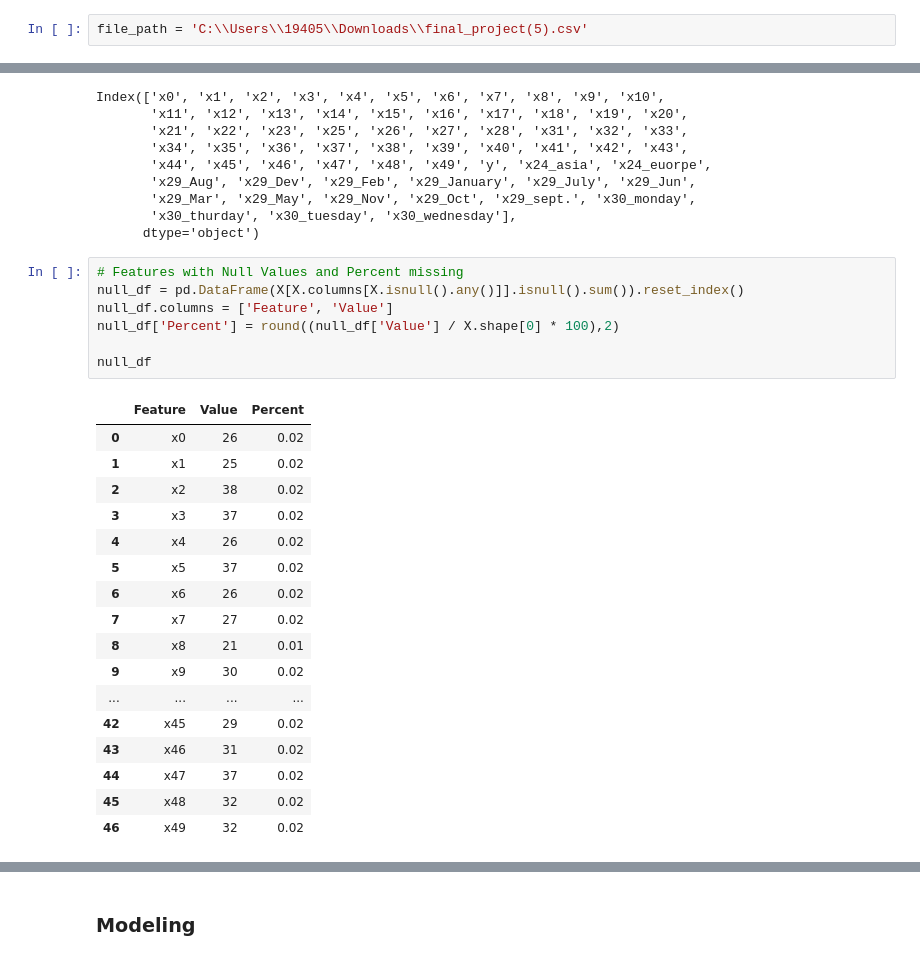
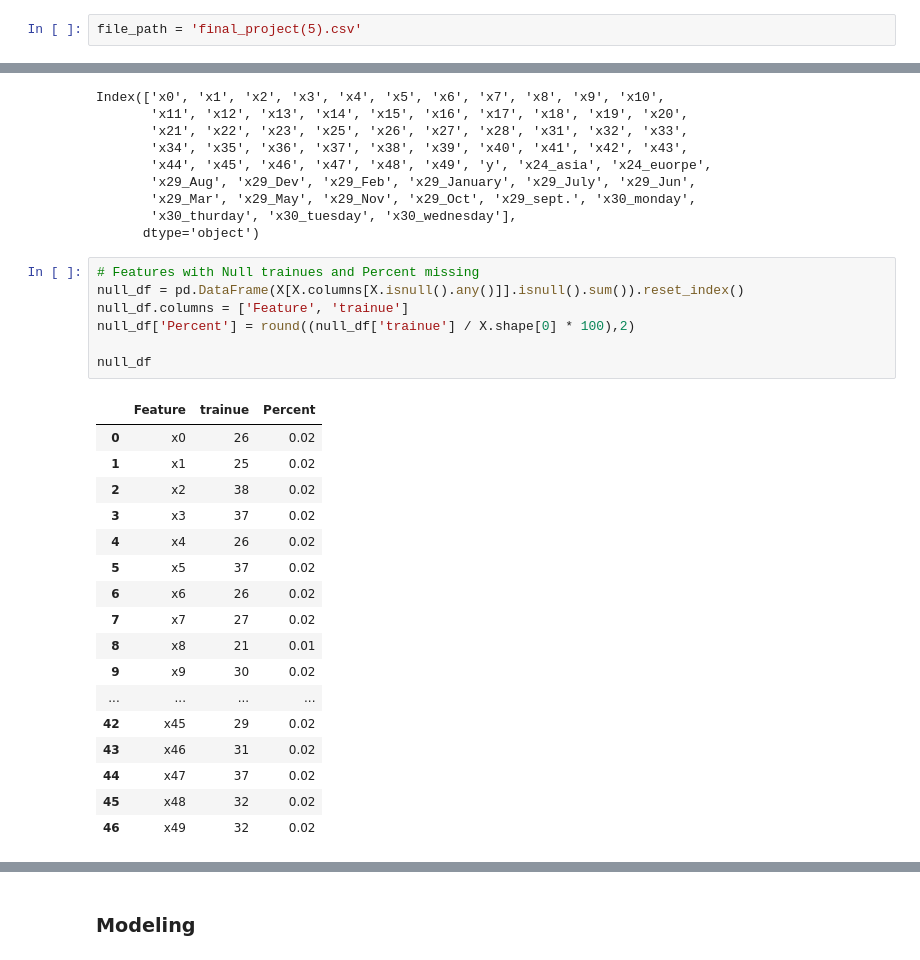
Before and after one commit to ReuvenDerner/MSDS_QuantifyingTheWorld, a Jupyter notebook: Case Study Seven.ipynb, the cells around one changed output, grey strips where cells are left out. Cells and saved outputs as stored; diff of their text form.

```diff
--- a/Case Study Seven.ipynb
+++ b/Case Study Seven.ipynb
@@ -27,5 +27,5 @@ Verify data quality: Explain any missing values, duplicate data, and outliers. A
 # %%
-file_path = 'C:\\Users\\19405\\Downloads\\final_project(5).csv'
+file_path = 'final_project(5).csv'
 # %%
 import pandas as pd
 # %%
@@ -335,14 +335,14 @@ Index(['x0', 'x1', 'x2', 'x3', 'x4', 'x5', 'x6', 'x7', 'x8', 'x9', 'x10',
        'x30_thurday', 'x30_tuesday', 'x30_wednesday'],
       dtype='object')
 # %%
-# Features with Null Values and Percent missing
+# Features with Null trainues and Percent missing
 null_df = pd.DataFrame(X[X.columns[X.isnull().any()]].isnull().sum()).reset_index()
-null_df.columns = ['Feature', 'Value']
-null_df['Percent'] = round((null_df['Value'] / X.shape[0] * 100),2)
+null_df.columns = ['Feature', 'trainue']
+null_df['Percent'] = round((null_df['trainue'] / X.shape[0] * 100),2)
 
 null_df
 # %% [output]
-|  | Feature | Value | Percent |
+|  | Feature | trainue | Percent |
 | 0 | x0 | 26 | 0.02 |
 | 1 | x1 | 25 | 0.02 |
 | 2 | x2 | 38 | 0.02 |
```
Also changed, not shown: parts of 39 cells of this notebook.
